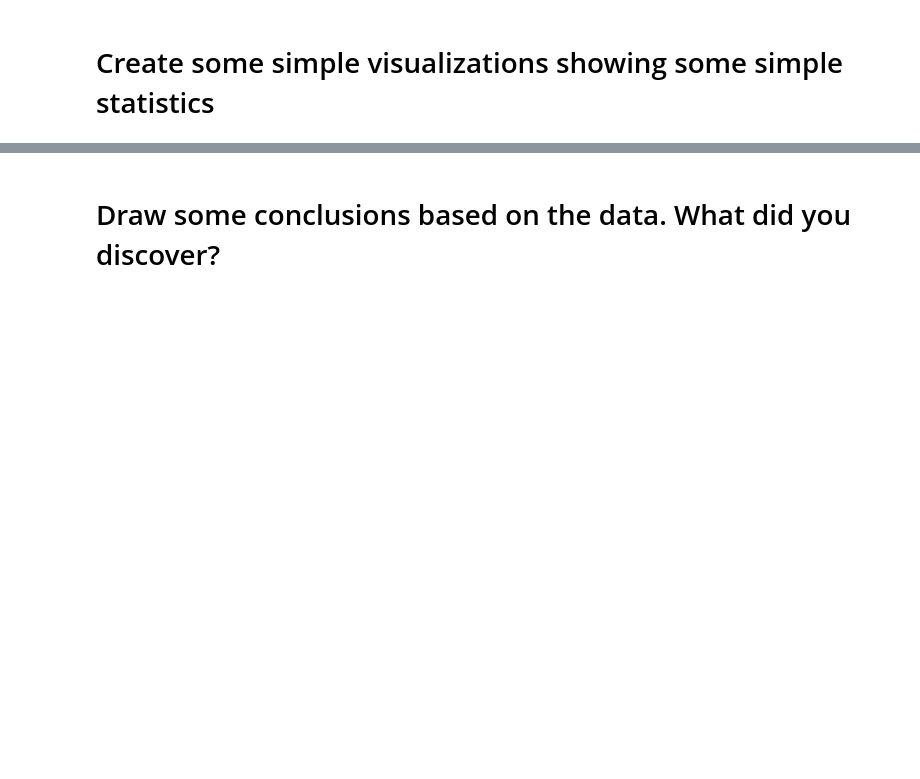
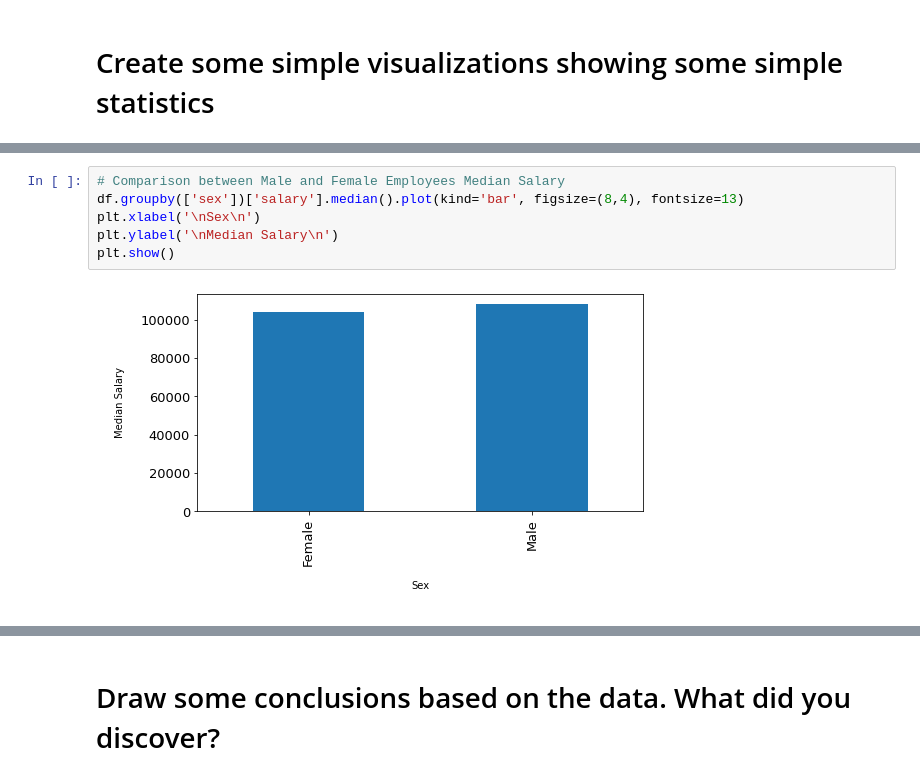
Before and after one commit to BasiraS/data_analytics, a Jupyter notebook: Python/Unit3_L2_Python_Advanced_Pandas_DataWrangling_Assignment.ipynb, the cells around one changed output, grey strips where cells are left out. Drawn from its saved outputs; the diff is of its cells as text; blank space fills up the shorter version.

```diff
--- a/Python/Unit3_L2_Python_Advanced_Pandas_DataWrangling_Assignment.ipynb
+++ b/Python/Unit3_L2_Python_Advanced_Pandas_DataWrangling_Assignment.ipynb
@@ -244,2 +247,10 @@ df.groupby(['sex'])['salary'].mean().plot(kind='bar', figsize=(8,4), color="indi
+# %%
+# Comparison between Male and Female Employees Median Salary
+df.groupby(['sex'])['salary'].median().plot(kind='bar', figsize=(8,4), fontsize=13)
+plt.xlabel('\nSex\n')
+plt.ylabel('\nMedian Salary\n')
+plt.show()
+# %% [output]
+[figure, added]
 # %%
 # Correlation between years of experience and salary
```
Also changed, not shown: parts of 17 cells of this notebook.
